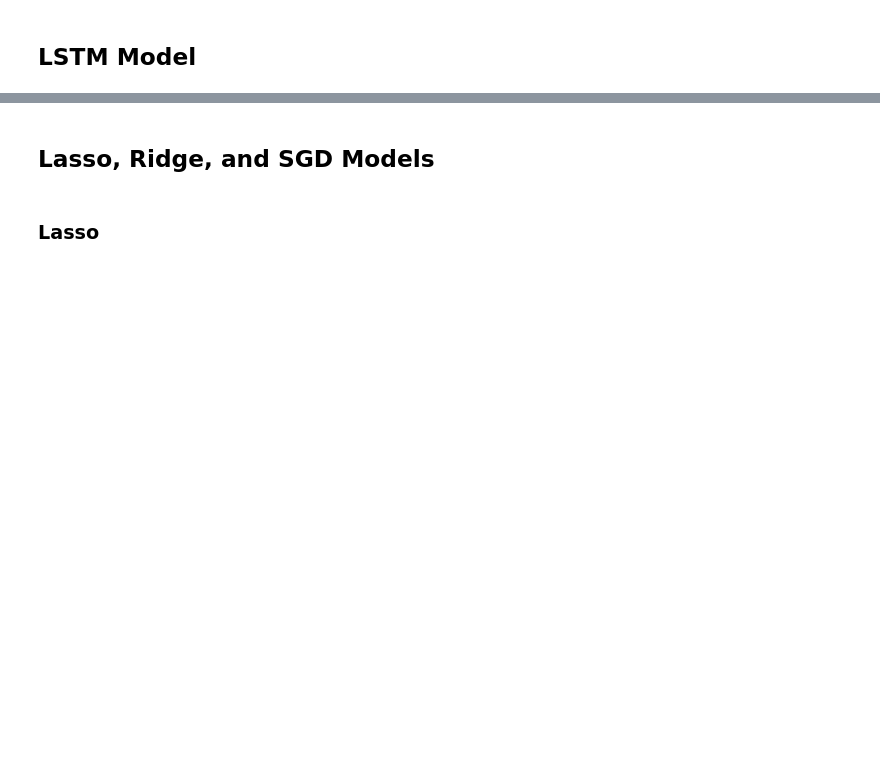
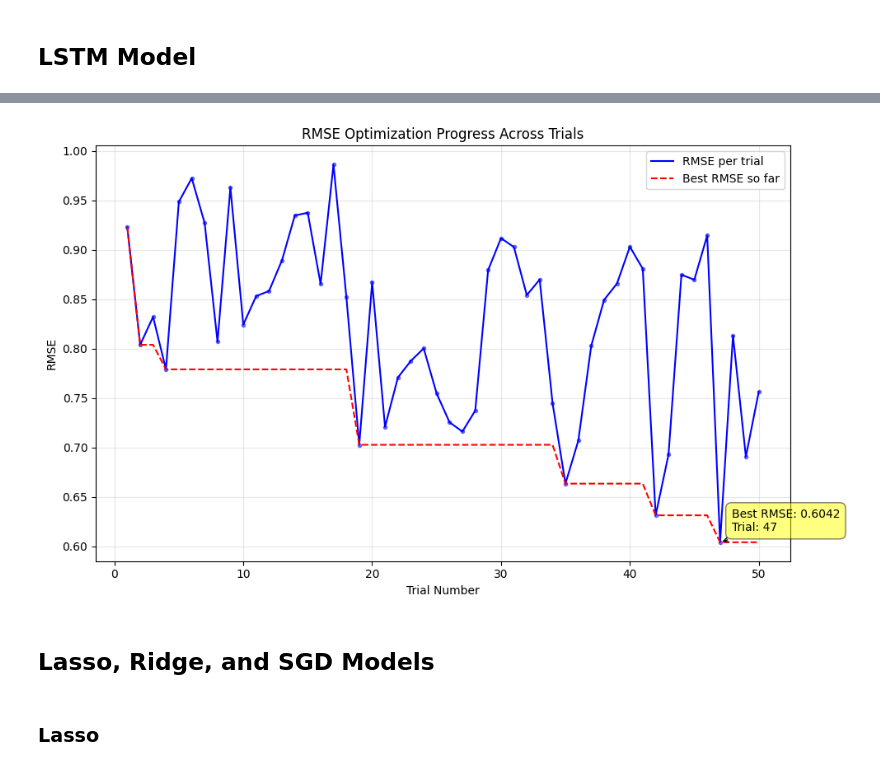
Before and after one commit to TarunrRajanala/GoldPricePredictionFinal, a Jupyter notebook: Code/goldPrices.ipynb, the cells around one changed output, grey strips where cells are left out. Saved outputs shown, nothing was run; the diff lists cells and outputs as text; code cells hidden in the pictures; blank space fills up the shorter version.

```diff
--- a/Code/goldPrices.ipynb
+++ b/Code/goldPrices.ipynb
@@ -490,3 +488,29 @@ Final RMSE: 0.8836036920547485
+# %%
+
+rmse_values = [trial.value for trial in study.trials]
+trial_numbers = list(range(1, len(rmse_values) + 1))
+plt.figure(figsize=(10, 6))
+plt.plot(trial_numbers, rmse_values, 'b-', label='RMSE per trial')
+plt.plot(trial_numbers, rmse_values, 'b.', alpha=0.5)
+best_values = [min(rmse_values[:i+1]) for i in range(len(rmse_values))]
+plt.plot(trial_numbers, best_values, 'r--', label='Best RMSE so far')
+plt.xlabel('Trial Number')
+plt.ylabel('RMSE')
+plt.title('RMSE Optimization Progress Across Trials')
+plt.legend()
+plt.grid(True, alpha=0.3)
+best_rmse = min(rmse_values)
+best_trial = rmse_values.index(best_rmse) + 1
+plt.annotate(f'Best RMSE: {best_rmse:.4f}\nTrial: {best_trial}',
+             xy=(best_trial, best_rmse),
+             xytext=(10, 10), textcoords='offset points',
+             bbox=dict(boxstyle='round,pad=0.5', fc='yellow', alpha=0.5),
+             arrowprops=dict(arrowstyle='->'))
+
+plt.tight_layout()
+plt.show()
+# %% [output]
+[figure, added]
 # %% [markdown]
 ## Lasso, Ridge, and SGD Models
 # %% [markdown]
```
Also changed, not shown: parts of 16 cells of this notebook.
